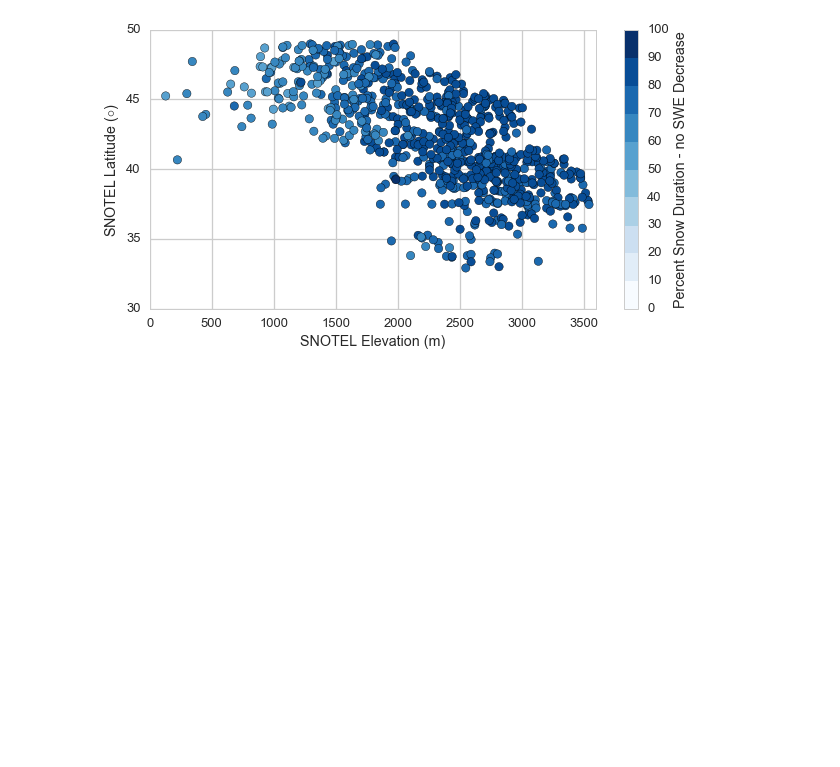
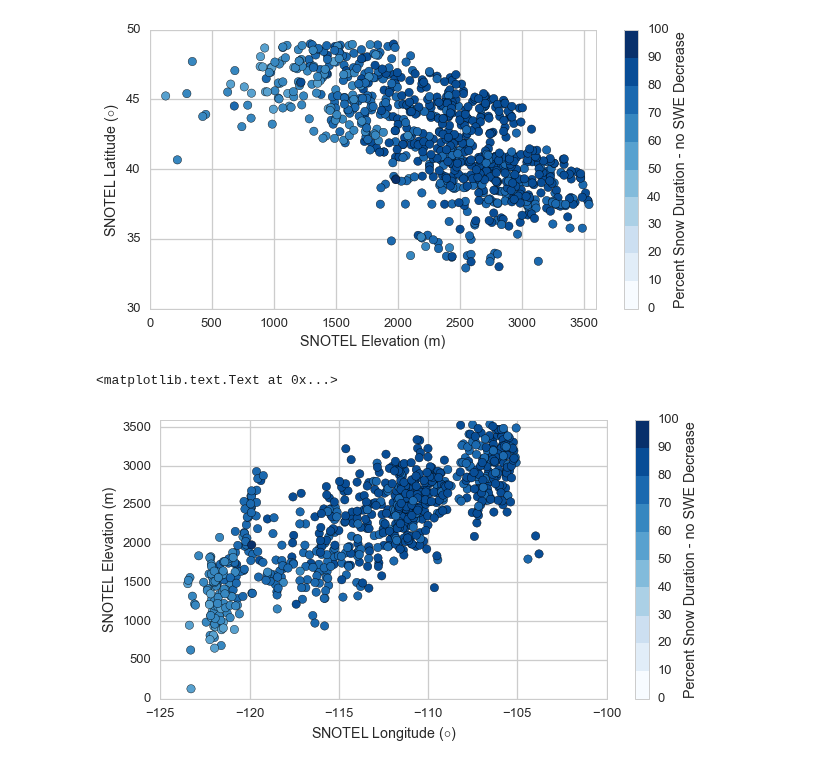
Before and after one commit to klapo/TurbulenceFeedbacks, a Jupyter notebook: TF.SNOTEL.dataExploration.ipynb, the cells around one changed output. Drawn from its saved outputs; the diff is of its cells as text; code cells hidden in the pictures; blank space fills up the shorter version.

Commit message:
Explored a number of different types of plots for fraction of snow duration without melt. Intended for the WSC proceedings.

```diff
--- a/TF.SNOTEL.dataExploration.ipynb
+++ b/TF.SNOTEL.dataExploration.ipynb
@@ -257,3 +257,17 @@ cbar.ax.set_ylabel('Percent Snow Duration - no SWE Decrease')
 # %% [output]
 <matplotlib.text.Text at 0x...>
 [figure]
+# %%
+## Figure of % time with no SWE melt (just negative SWE changes)
+cmap = kgraph.cmap_discretize(cm.Blues,10)
+fig,ax = plt.subplots(1,1,figsize=(10,5))
+cax = ax.scatter(ds['lon'],ds['elev'],s=70,c=ds['fracSD']*100,vmin=0,vmax=100,cmap=cmap)
+ax.set_xlim(-125,-100)
+ax.set_ylim(0,3600)
+ax.set_xlabel('SNOTEL Longitude ($\circ$)')
+ax.set_ylabel('SNOTEL Elevation (m)')
+cbar = fig.colorbar(cax)
+cbar.ax.set_ylabel('Percent Snow Duration - no SWE Decrease')
+# %% [output]
+<matplotlib.text.Text at 0x...>
+[figure, added]
```
Also changed, not shown: parts of 1 cell of this notebook.
